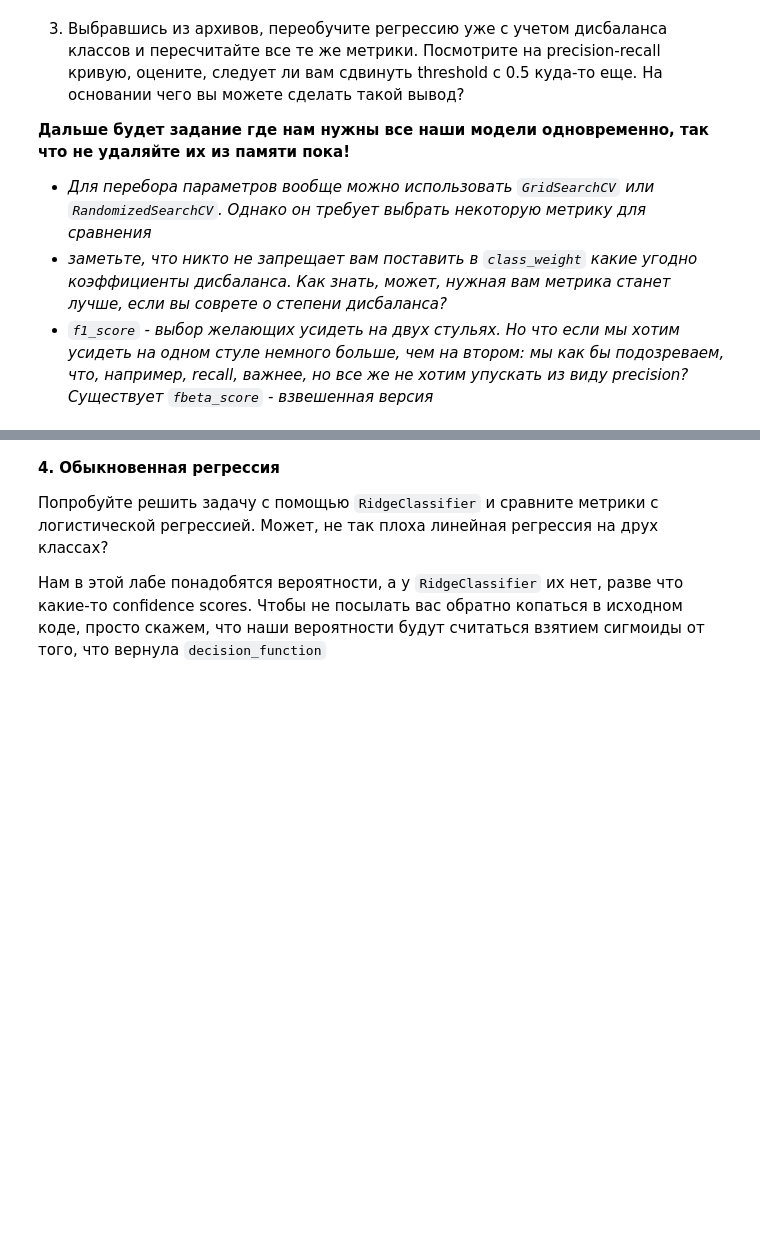
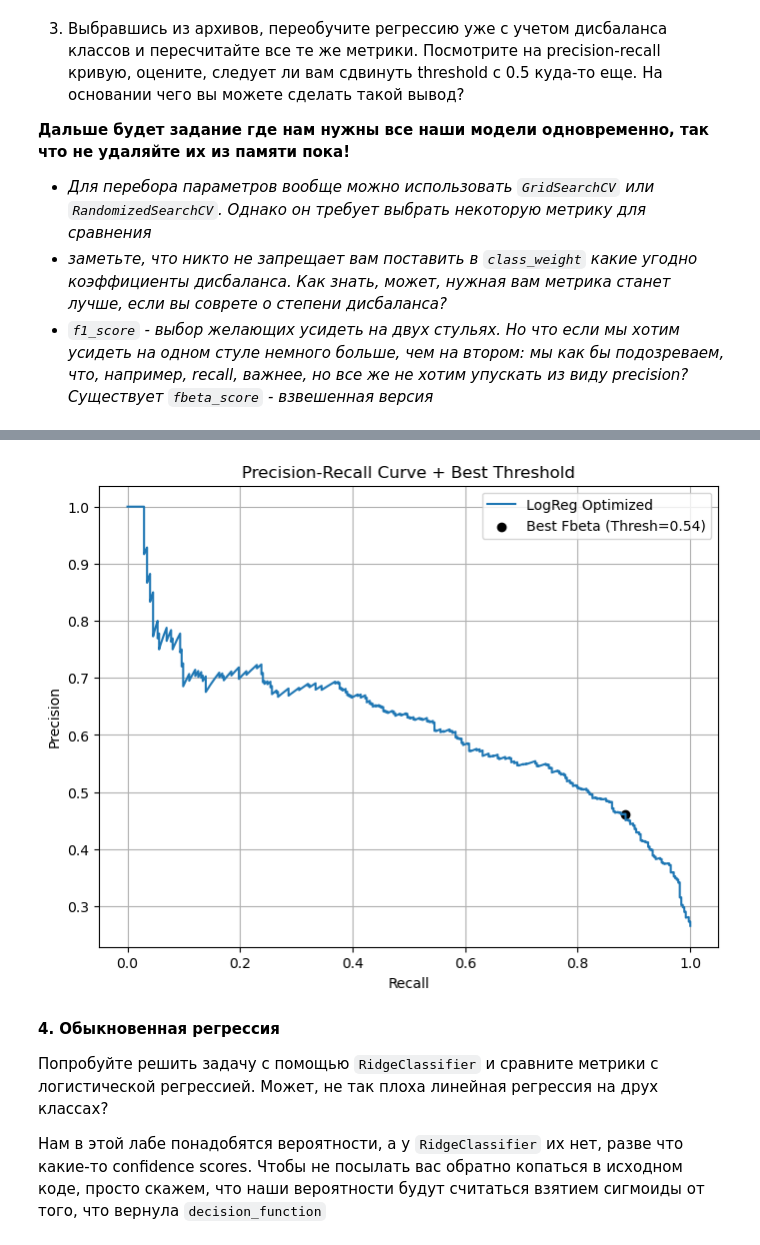
Before and after one commit to Amdronm/bsu-ml, a Jupyter notebook: lab3/LB3_template.ipynb, the cells around one changed output, grey strips where cells are left out. Cells and saved outputs as stored; diff of their text form; code cells hidden in the pictures; blank space fills up the shorter version.

```diff
--- a/lab3/LB3_template.ipynb
+++ b/lab3/LB3_template.ipynb
@@ -624,3 +644,83 @@
 - *Для перебора параметров вообще можно использовать `GridSearchCV` или `RandomizedSearchCV`. Однако он требует выбрать некоторую метрику для сравнения*
 - *заметьте, что никто не запрещает вам поставить в `class_weight` какие угодно коэффициенты дисбаланса. Как знать, может, нужная вам метрика станет лучше, если вы соврете о степени дисбаланса?*
 - *`f1_score` - выбор желающих усидеть на двух стульях. Но что если мы хотим усидеть на одном стуле немного больше, чем на втором: мы как бы подозреваем, что, например, recall, важнее, но все же не хотим упускать из виду precision? Существует `fbeta_score` - взвешенная версия*
+# %%
+from sklearn.metrics import precision_recall_curve
+
+print("=" * 50)
+print("МОДЕЛЬ 1: Logistic Regression (class_weight='balanced')")
+print("=" * 50)
+
+log_reg_balanced = LogisticRegression(class_weight="balanced", random_state=66, max_iter=1000)
+log_reg_balanced.fit(X_train, y_train)
+
+y_pred_bal = log_reg_balanced.predict(X_test)
+y_prob_bal = log_reg_balanced.predict_proba(X_test)[:, 1]
+
+print(f"Accuracy:  {accuracy_score(y_test, y_pred_bal):.4f}")
+print(f"Precision: {precision_score(y_test, y_pred_bal):.4f}")
+print(f"Recall:    {recall_score(y_test, y_pred_bal):.4f}")
+print(f"F1-score:  {f1_score(y_test, y_pred_bal):.4f}")
+print(f"ROC-AUC:   {roc_auc_score(y_test, y_prob_bal):.4f}")
+
+
+print("\n" + "=" * 50)
+print("МОДЕЛЬ 2: GridSearch (Оптимизация Fbeta-score)")
+print("=" * 50)
+
+param_grid = {"class_weight": [{0: 1, 1: w} for w in [1, 1.5, 2, 2.5, 2.7, 3, 4, 5]]}
+
+f2_scorer = make_scorer(fbeta_score, beta=2)
+
+grid_search = GridSearchCV(
+    estimator=LogisticRegression(random_state=66, max_iter=1000),
+    param_grid=param_grid,
+    scoring=f2_scorer,
+    cv=5,
+    n_jobs=-1,
+)
+
+grid_search.fit(X_train, y_train)
+
+best_model = grid_search.best_estimator_
+print(f"Лучшие веса: {grid_search.best_params_}")
+
+y_pred_opt = best_model.predict(X_test)
+y_prob_opt = best_model.predict_proba(X_test)[:, 1]
+
+print(f"Accuracy:   {accuracy_score(y_test, y_pred_opt):.4f}")
+print(f"Precision:  {precision_score(y_test, y_pred_opt):.4f}")
+print(f"Recall:     {recall_score(y_test, y_pred_opt):.4f}")
+print(f"Fbeta-score:{fbeta_score(y_test, y_pred_opt, beta=2):.4f}")
+print(f"ROC-AUC:    {roc_auc_score(y_test, y_prob_opt):.4f}")
+
+
+precision, recall, thresholds = precision_recall_curve(y_test, y_prob_opt)
+
+f2_scores = (1 + 2**2) * (precision * recall) / ((2**2 * precision) + recall)
+ix = np.argmax(f2_scores)
+
+best_thresh = thresholds[ix]
+best_f2 = f2_scores[ix]
+
+print("\n" + "-" * 30)
+print("Анализ PR-кривой:")
+print(f"Оптимальный порог (Best Threshold) для F2: {best_thresh:.4f}")
+print(f"Максимальный Fbeta при этом пороге: {best_f2:.4f}")
+
+plt.figure(figsize=(8, 6))
+plt.plot(recall, precision, label="LogReg Optimized")
+plt.scatter(
+    recall[ix],
+    precision[ix],
+    marker="o",
+    color="black",
+    label=f"Best Fbeta (Thresh={best_thresh:.2f})",
+)
+plt.xlabel("Recall")
+plt.ylabel("Precision")
+plt.title("Precision-Recall Curve + Best Threshold")
+plt.legend()
+plt.grid()
+plt.show()
+# %% [output]
@@ -627,3 +744,4 @@
+[figure, added]
 # %%
 # как-то вот так это может работать, если вы хотите еспользовать ее в переборе параметров
 fb = make_scorer(fbeta_score, beta=3)
```
Also changed, not shown: parts of 12 cells of this notebook, 1 other file.
